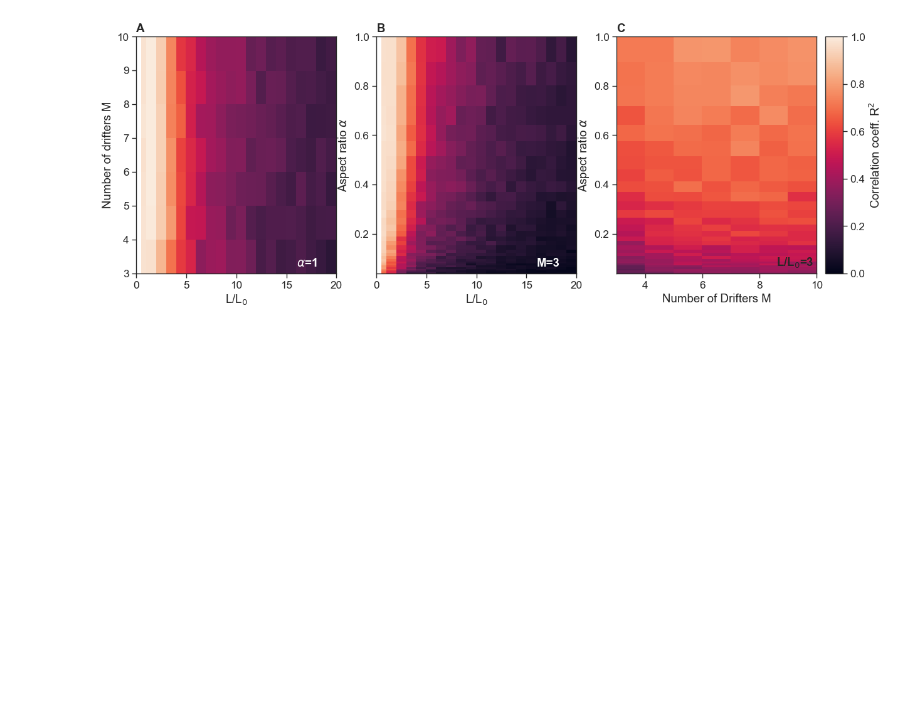
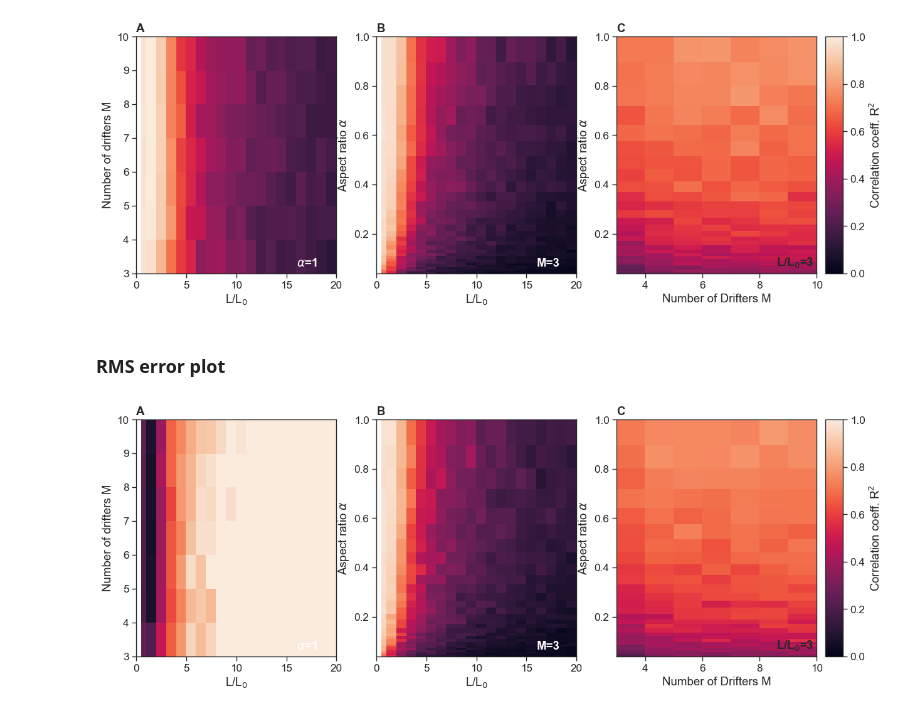
Before and after one commit to sessink/velocity_gradients, a Jupyter notebook: notebooks/ipynb/compute_sensitivity_2d.ipynb, the cells around one changed output. Cells and saved outputs as stored; diff of their text form; code cells hidden in the pictures; blank space fills up the shorter version.

```diff
--- a/notebooks/ipynb/compute_sensitivity_2d.ipynb
+++ b/notebooks/ipynb/compute_sensitivity_2d.ipynb
@@ -151,3 +175,57 @@ alphabet(ax)
 plt.savefig('../../figures/sensitivity_v2.pdf',bb_inches='tight',dpi=600)
 # %% [output]
 [figure]
+# %% [markdown]
+### RMS error plot
+# %%
+results =np.zeros((llist.size, mlist.size))
+s=1
+for li,l in enumerate(llist):
+    for mi,m in enumerate(mlist):
+        results[li,mi] = monte_carlo_error(l,s,m,1000)
+# %%
+results1 =np.zeros((llist.size, skewlist.size))
+m=3
+for li,l in enumerate(llist):
+    for si,s in enumerate(skewlist):
+        results1[li,si] = monte_carlo(l,s,m,1000)
+# %%
+results2 =np.zeros((mlist.size, skewlist.size))
+l=3
+for mi,m in enumerate(mlist):
+    for si,s in enumerate(skewlist):
+        results2[mi,si] = monte_carlo(l,s,m,1000)
+# %%
+f, ax = plt.subplots(1,3, figsize=(14,5))
+
+h= ax[0].pcolor(llist, mlist, results.T, vmin=0, vmax=1)
+ax[0].set_xlabel(r'L/L$_0$')
+ax[0].set_ylabel('Number of drifters M')
+ax[0].set_xlim(0,20)
+
+h = ax[1].pcolor(llist,aspects,results1.T, vmin=0, vmax=1)
+
+ax[1].set_xlabel(r'L/L$_0$')
+ax[1].set_ylabel(r'Aspect ratio $\alpha$')
+ax[1].set_xlim(0,20)
+
+h = ax[2].pcolor(mlist,aspects,results2.T, vmin=0, vmax=1)
+# plt.colorbar(h, ax=ax[2]
+a = ax[2].get_position() # pos left, bottom, width, height
+cbar_ax = f.add_axes([a.bounds[0]+a.bounds[2]+0.01, a.bounds[1], 0.02, a.bounds[3] ]) #
+cbar = f.colorbar(h, cax=cbar_ax,label=r'Correlation coeff. R$^2$') #,ticks=np.arange(0,1,10),')
+# cbar.ax.set_xticklabels(np.arange(0,1,10))
+
+ax[2].set_xlabel('Number of Drifters M')
+ax[2].set_ylabel(r'Aspect ratio $\alpha$')
+
+ax[0].annotate(r'$\alpha$=1',(0.8,0.03),xycoords='axes fraction',weight='bold', color='w')
+ax[1].annotate('M=3',(0.8,0.03),xycoords='axes fraction',weight='bold', color='w')
+ax[2].annotate(r'L/L$_0$=3',(0.8,0.03),xycoords='axes fraction',weight='bold')
+
+
+alphabet(ax)
+
+plt.savefig('../../figures/sensitivity_v2_error.pdf',bb_inches='tight',dpi=600)
+# %% [output]
+[figure, added]
```
Also changed, not shown: parts of 2 cells of this notebook, 2 other files.
